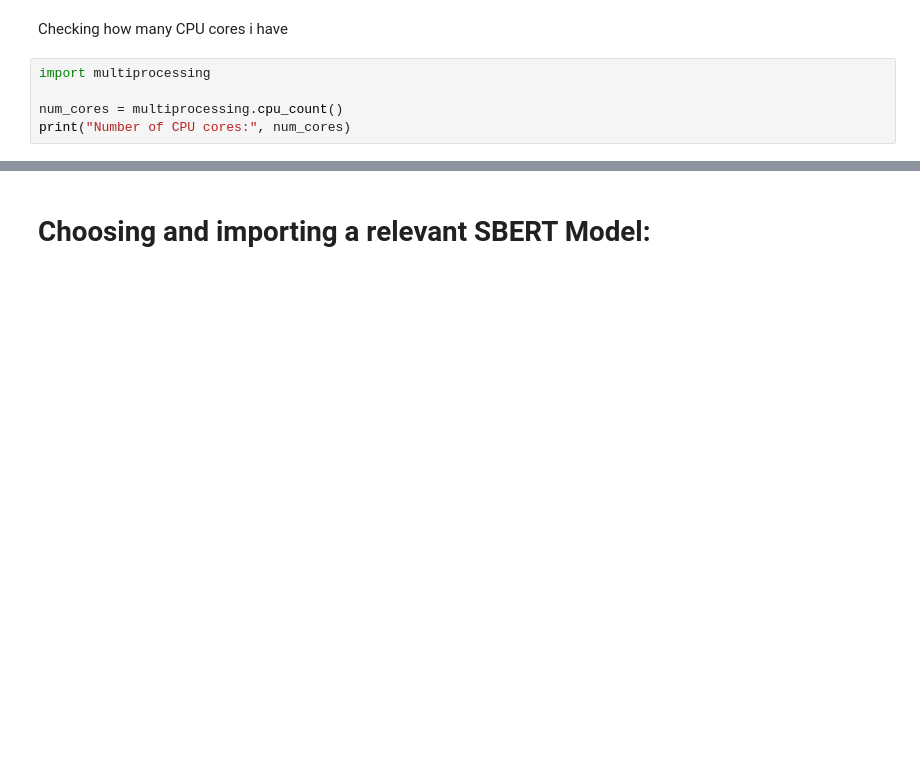
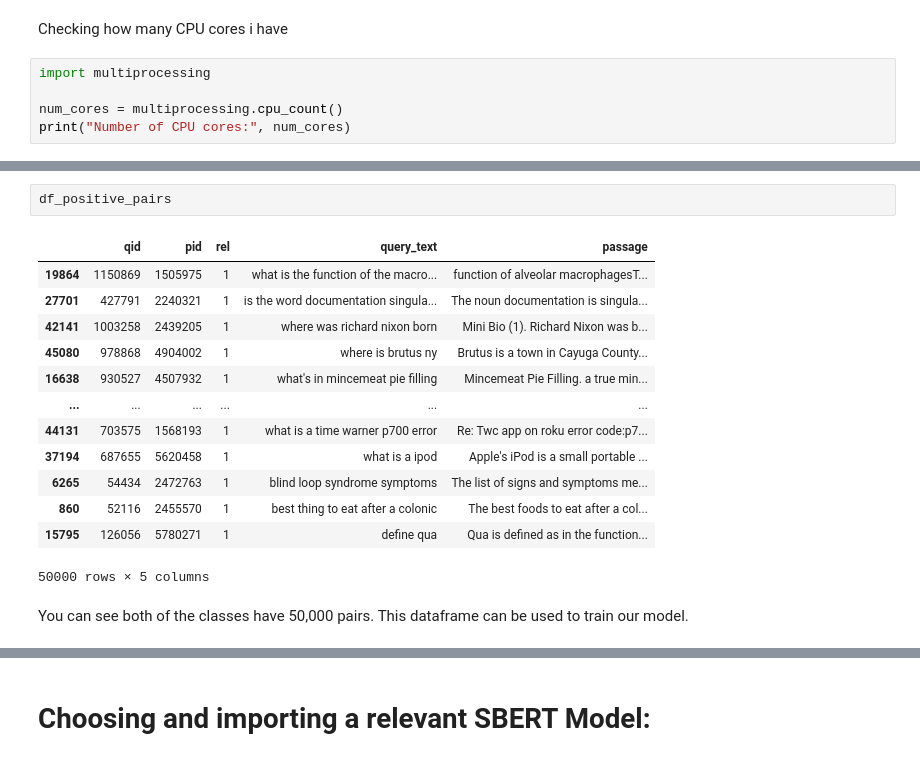
Before and after one commit to kasey-purvor/Latent_semantic_index_SearchEngine, a Jupyter notebook: SBERT_TRAINING.ipynb, the cells around one changed output, grey strips where cells are left out. Saved outputs shown, nothing was run; the diff lists cells and outputs as text; blank space fills up the shorter version.

```diff
--- a/SBERT_TRAINING.ipynb
+++ b/SBERT_TRAINING.ipynb
@@ -347,0 +443,18 @@ df_all_sub = pd.concat([df_all_pos_sub, df_all_neg_sub], ignore_index=True)
+# %%
+df_positive_pairs
+# %% [output]
+|  | qid | pid | rel | query_text | passage |
+| 19864 | 1150869 | 1505975 | 1 | what is the function of the macro... | function of alveolar macrophagesT... |
+| 27701 | 427791 | 2240321 | 1 | is the word documentation singula... | The noun documentation is singula... |
+| 42141 | 1003258 | 2439205 | 1 | where was richard nixon born | Mini Bio (1). Richard Nixon was b... |
+| 45080 | 978868 | 4904002 | 1 | where is brutus ny | Brutus is a town in Cayuga County... |
+| 16638 | 930527 | 4507932 | 1 | what's in mincemeat pie filling | Mincemeat Pie Filling. a true min... |
+| ... | ... | ... | ... | ... | ... |
+| 44131 | 703575 | 1568193 | 1 | what is a time warner p700 error | Re: Twc app on roku error code:p7... |
+| 37194 | 687655 | 5620458 | 1 | what is a ipod | Apple's iPod is a small portable ... |
+| 6265 | 54434 | 2472763 | 1 | blind loop syndrome symptoms | The list of signs and symptoms me... |
+| 860 | 52116 | 2455570 | 1 | best thing to eat after a colonic | The best foods to eat after a col... |
+| 15795 | 126056 | 5780271 | 1 | define qua | Qua is defined as in the function... |
+50000 rows × 5 columns
+# %% [markdown]
+You can see both of the classes have 50,000 pairs. This dataframe can be used to train our model.
```
Also changed, not shown: parts of 45 cells of this notebook.
